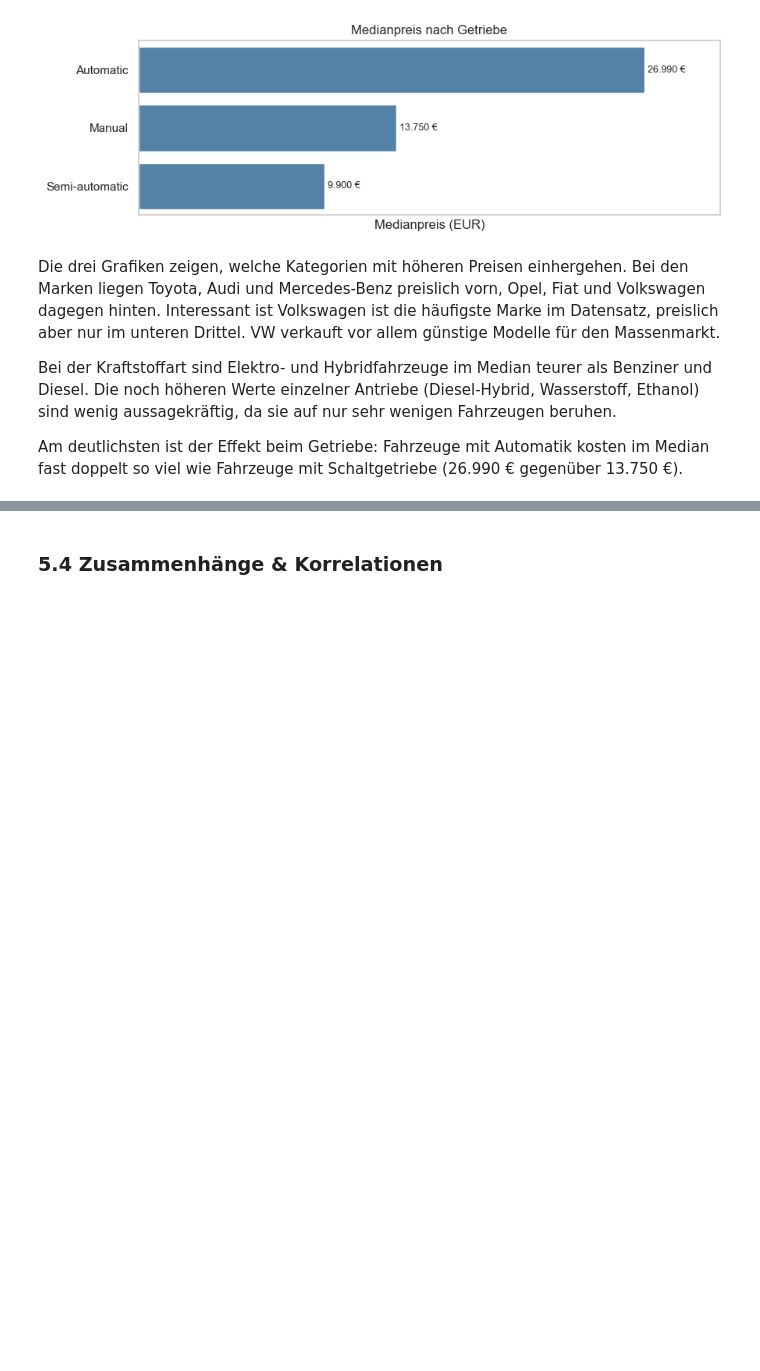
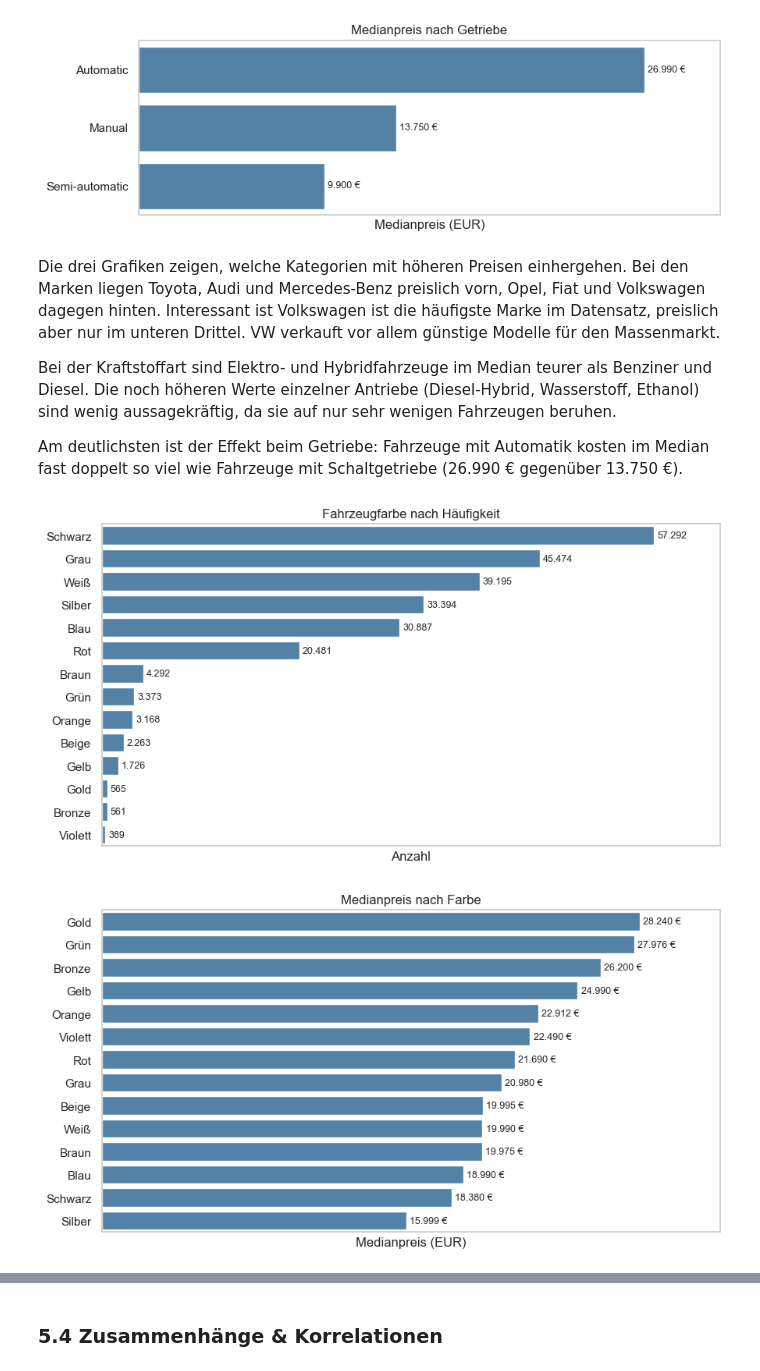
Before and after one commit to 1Zippel4/preisanalyse-autoscout24, a Jupyter notebook: notebooks/01_eda.ipynb, the cells around one changed output, grey strips where cells are left out. Cells and saved outputs as stored; diff of their text form; code cells hidden in the pictures; blank space fills up the shorter version.

```diff
--- a/notebooks/01_eda.ipynb
+++ b/notebooks/01_eda.ipynb
@@ -615,3 +623,14 @@ Fahrzeugen beruhen.
 Am deutlichsten ist der Effekt beim Getriebe: Fahrzeuge mit Automatik kosten im
 Median fast doppelt so viel wie Fahrzeuge mit Schaltgetriebe (26.990 € gegenüber
 13.750 €).
+# %%
+farben_de = {"black": "Schwarz", "grey": "Grau", "white": "Weiß", "silver": "Silber",
+             "blue": "Blau", "red": "Rot", "brown": "Braun", "green": "Grün",
+             "orange": "Orange", "beige": "Beige", "yellow": "Gelb", "gold": "Gold",
+             "bronze": "Bronze", "violet": "Violett"}
+
+plot_kategorie("color", "Fahrzeugfarbe nach Häufigkeit", "15_farbe.png", mapping=farben_de)
+plot_preis_je_kategorie("color", "Medianpreis nach Farbe", "16_preis_farbe.png", mapping=farben_de)
+# %% [output]
+[figure, added]
+[figure, added]
```
Also changed, not shown: parts of 7 cells of this notebook, 7 other files.
